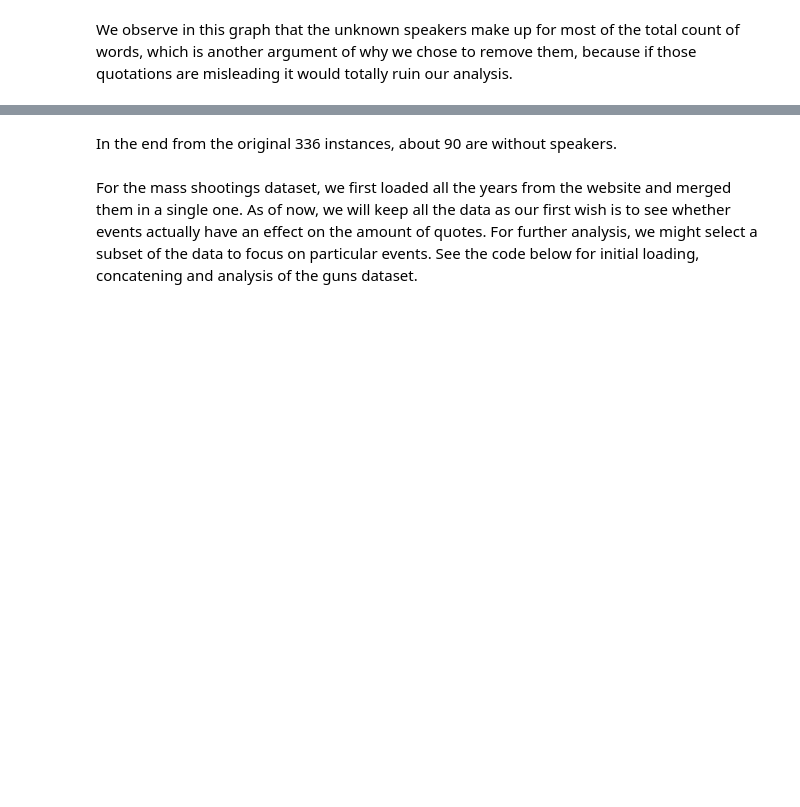
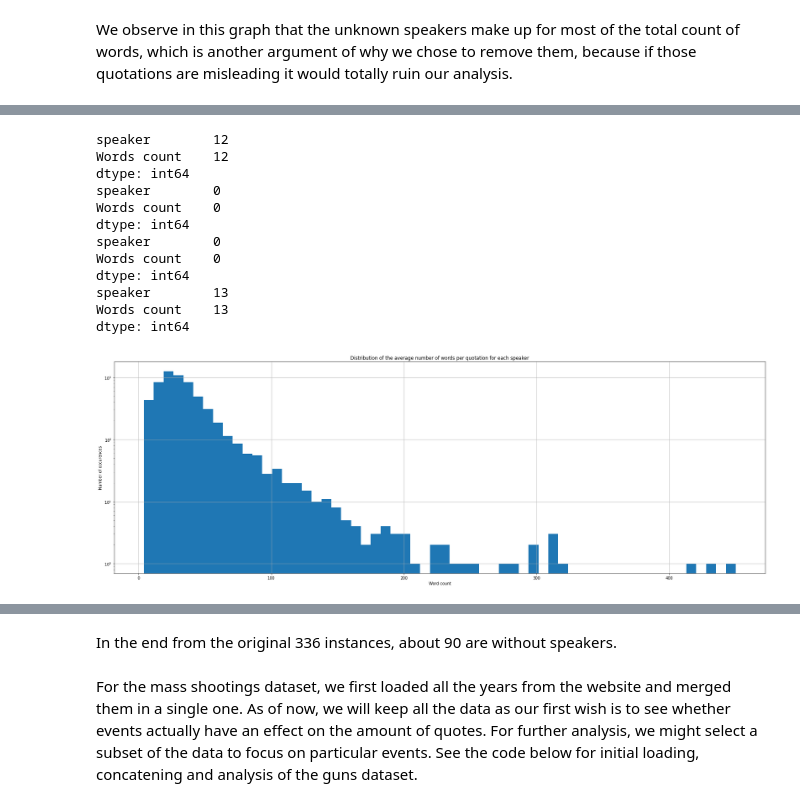
Before and after one commit to epfl-ada/ada-2021-project-lejt, a Jupyter notebook: Initial_Analysis.ipynb, the cells around one changed output, grey strips where cells are left out. Drawn from its saved outputs; the diff is of its cells as text; code cells hidden in the pictures; blank space fills up the shorter version.

```diff
--- a/Initial_Analysis.ipynb
+++ b/Initial_Analysis.ipynb
@@ -222,0 +258,25 @@ dataf.shape
+# %%
+ax = avg_word_counts_par_speaker['Words count'].hist(log=True, bins=60, figsize=[30,10]);
+ax.set_ylabel("Number of occurences");
+ax.set_xlabel("Word count");
+ax.set_title("Distribution of the average number of words per quotation for each speaker");
+
+print(avg_word_counts_par_speaker[avg_word_counts_par_speaker['Words count'] > 250].count())
+print(avg_word_counts_par_speaker[avg_word_counts_par_speaker['Words count'] < 3].count())
+print(avg_word_counts_par_speaker[avg_word_counts_par_speaker['Words count'] < 4].count())
+print(avg_word_counts_par_speaker[avg_word_counts_par_speaker['Words count'] < 5].count())
+#we observe that few speakers have higher than 250 words on average par quotation, specifically 12 and below 3 and 4 words no instances
+# %% [output]
+speaker        12
+Words count    12
+dtype: int64
+speaker        0
+Words count    0
+dtype: int64
+speaker        0
+Words count    0
+dtype: int64
+speaker        13
+Words count    13
+dtype: int64
+[figure, added]
```
Also changed, not shown: parts of 14 cells of this notebook, 1 other file.
